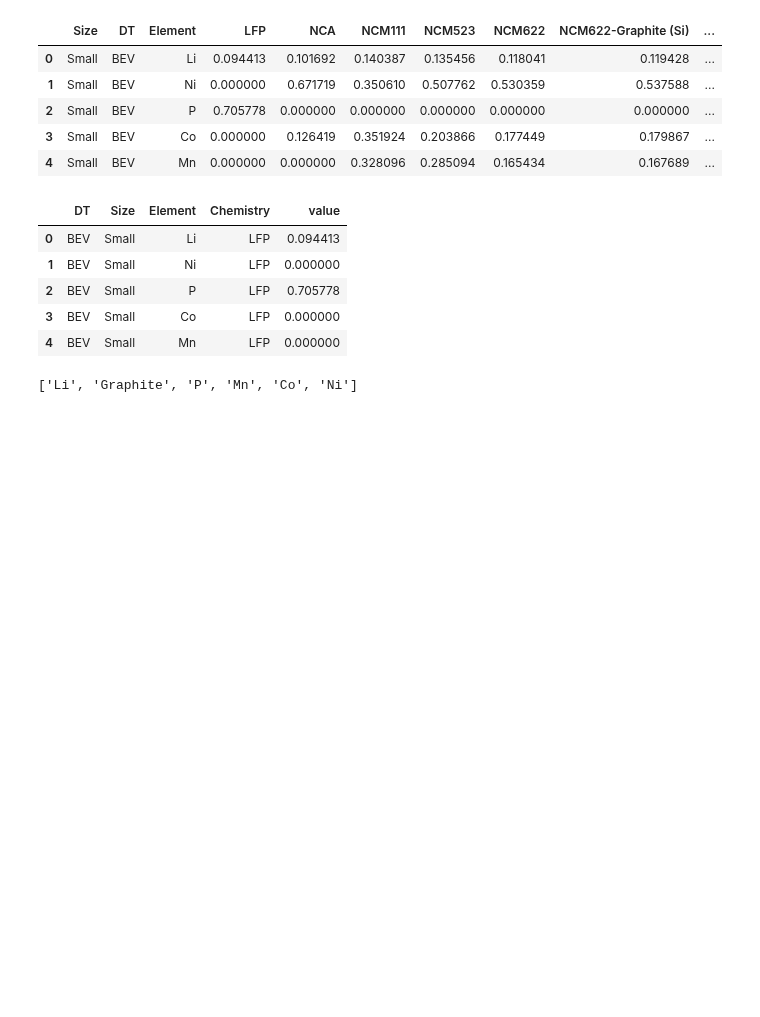
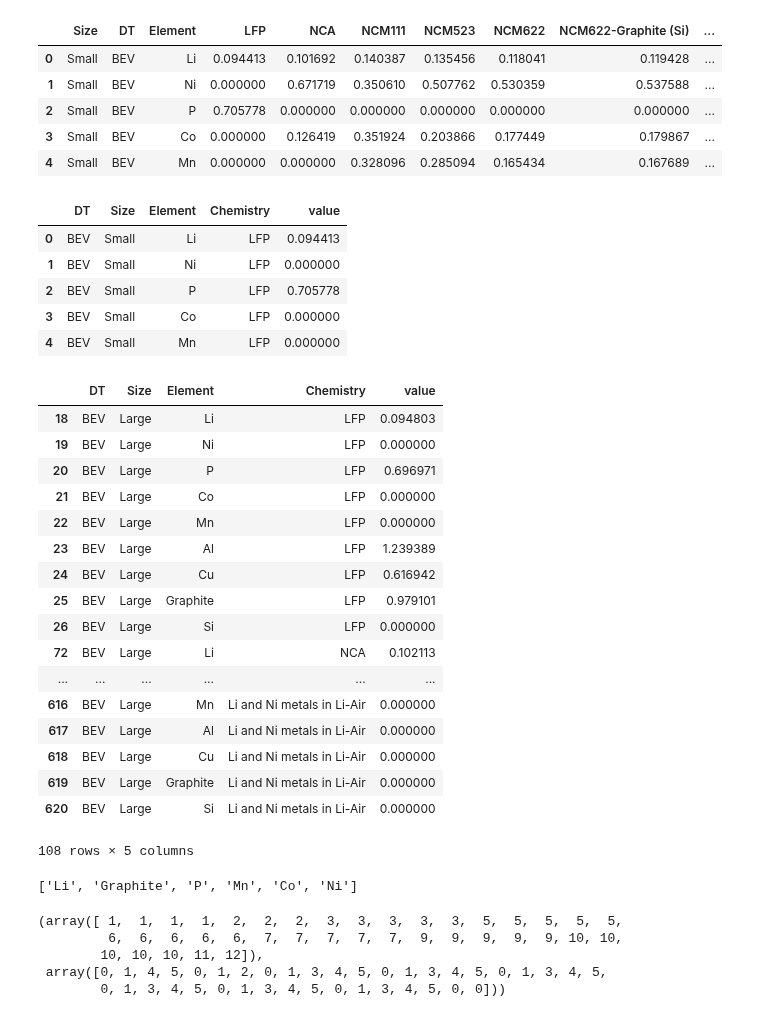
Before and after one commit to fernaag/V2G_in_EU, a Jupyter notebook: data/data_handling_scripts/material_content_NSB.ipynb, the cells around one changed output. Drawn from its saved outputs; the diff is of its cells as text; code cells hidden in the pictures; blank space fills up the shorter version.

```diff
--- a/data/data_handling_scripts/material_content_NSB.ipynb
+++ b/data/data_handling_scripts/material_content_NSB.ipynb
@@ -170,6 +170,27 @@ data.head()
 | 4 | BEV | Small | Mn | LFP | 0.000000 |
 # %%
 data = data.loc[(data['Size']=='Large') & (data['DT']=='BEV')]
+# %%
+data
+# %% [output]
+|  | DT | Size | Element | Chemistry | value |
+| 18 | BEV | Large | Li | LFP | 0.094803 |
+| 19 | BEV | Large | Ni | LFP | 0.000000 |
+| 20 | BEV | Large | P | LFP | 0.696971 |
+| 21 | BEV | Large | Co | LFP | 0.000000 |
+| 22 | BEV | Large | Mn | LFP | 0.000000 |
+| 23 | BEV | Large | Al | LFP | 1.239389 |
+| 24 | BEV | Large | Cu | LFP | 0.616942 |
+| 25 | BEV | Large | Graphite | LFP | 0.979101 |
+| 26 | BEV | Large | Si | LFP | 0.000000 |
+| 72 | BEV | Large | Li | NCA | 0.102113 |
+| ... | ... | ... | ... | ... | ... |
+| 616 | BEV | Large | Mn | Li and Ni metals in Li-Air | 0.000000 |
+| 617 | BEV | Large | Al | Li and Ni metals in Li-Air | 0.000000 |
+| 618 | BEV | Large | Cu | Li and Ni metals in Li-Air | 0.000000 |
+| 619 | BEV | Large | Graphite | Li and Ni metals in Li-Air | 0.000000 |
+| 620 | BEV | Large | Si | Li and Ni metals in Li-Air | 0.000000 |
+108 rows × 5 columns
 # %%
 # Define empty array
 MatArray = np.zeros((Ng,Nb,Ne))
@@ -187,6 +208,14 @@ for m in range(0, len(data.value.values)):
         MatArray[DTPosition, ChemistryPosition, ElementPosition] = data.value.iloc[m]
     except ValueError: # This is just to ignore elements that are not included in the model
         pass
+# %%
+MatArray[1,:,:].nonzero()
+# %% [output]
+(array([ 1,  1,  1,  1,  2,  2,  2,  3,  3,  3,  3,  3,  5,  5,  5,  5,  5,
+         6,  6,  6,  6,  6,  7,  7,  7,  7,  7,  9,  9,  9,  9,  9, 10, 10,
+        10, 10, 10, 11, 12]),
+ array([0, 1, 4, 5, 0, 1, 2, 0, 1, 3, 4, 5, 0, 1, 3, 4, 5, 0, 1, 3, 4, 5,
+        0, 1, 3, 4, 5, 0, 1, 3, 4, 5, 0, 1, 3, 4, 5, 0, 0]))
 # %%
 results_path = os.path.join(os.getcwd(), 'data', 'scenario_data')
 np.save(results_path+'/material_content_NSB', MatArray)
```
Also changed, not shown: 11 other files.
